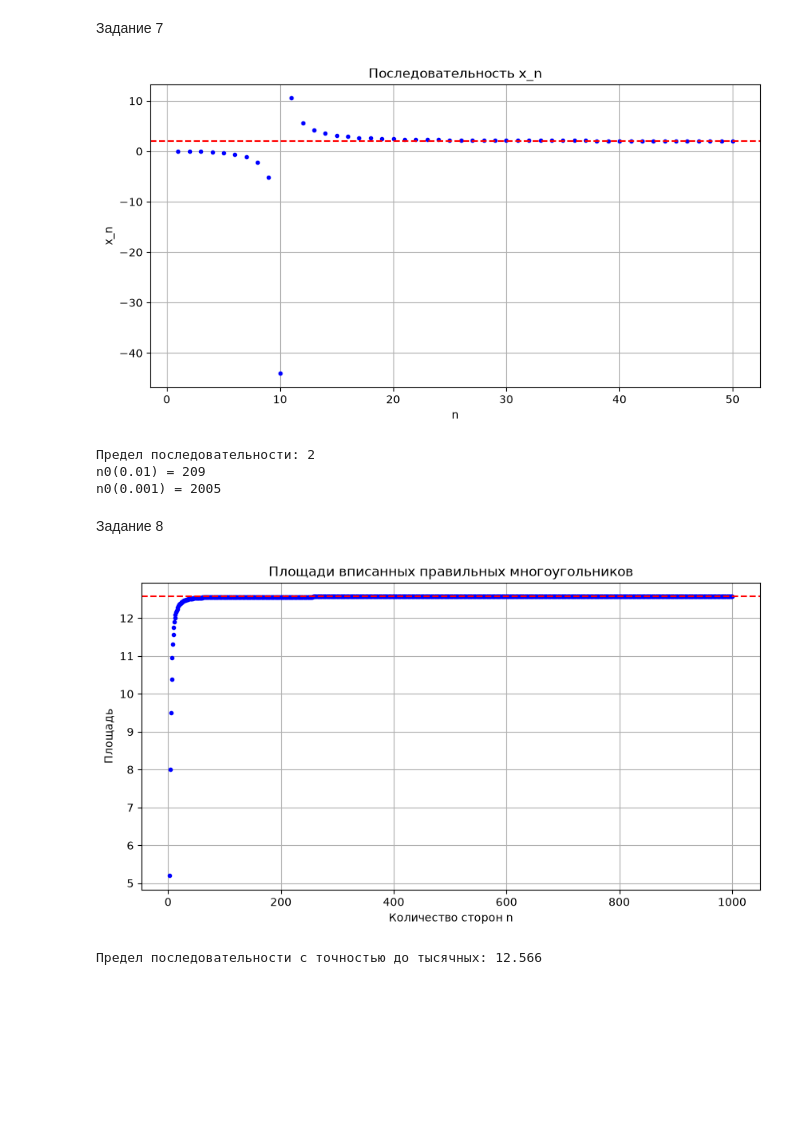
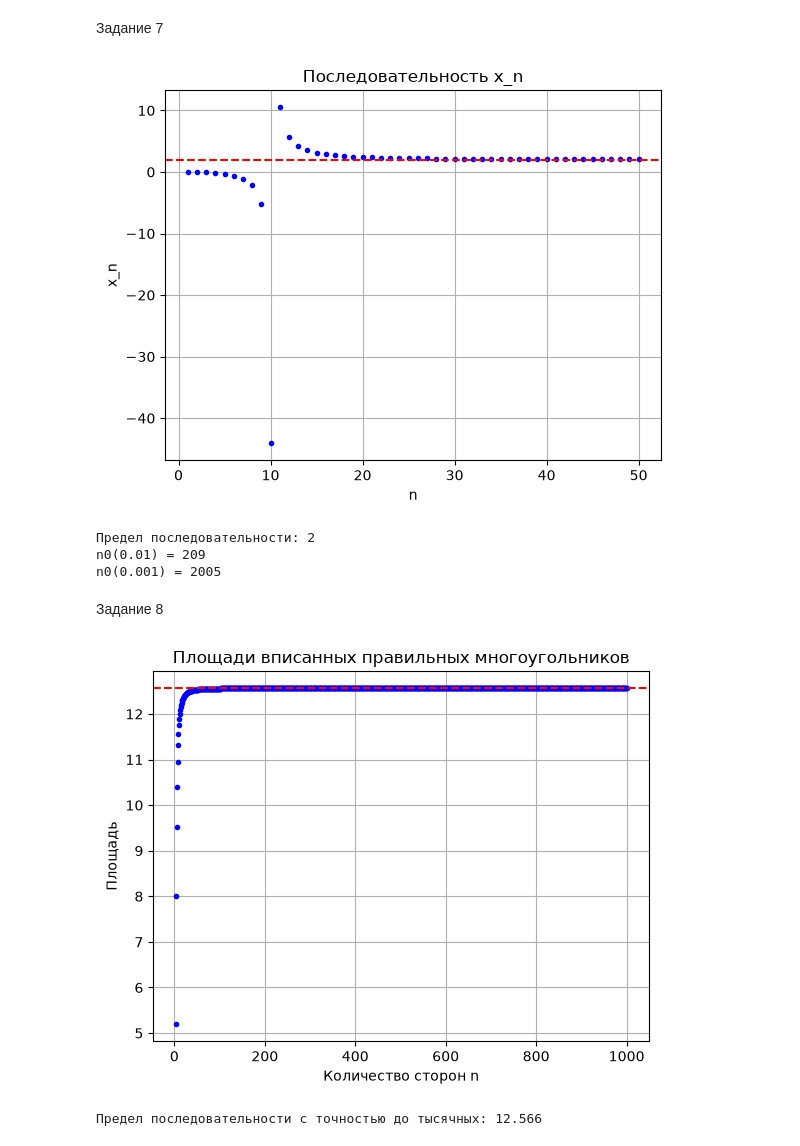
Before and after one commit to provell-lab/pythlab, a Jupyter notebook: lab6.ipynb, the cells around one changed output. Cells and saved outputs as stored; diff of their text form; code cells hidden in the pictures; blank space fills up the shorter version.

```diff
--- a/lab6.ipynb
+++ b/lab6.ipynb
@@ -209,35 +203,31 @@ plt.show()
 # %%
 import matplotlib.pyplot as plt
 import numpy as np
 
-# Последовательность x_n
 n = np.arange(1, 51)
 x = (2 * n**3 + 2 * n**2 + 3) / (n**3 - 5 * n - 1000)
 
-# График
-plt.figure(figsize=(10, 5))
+plt.figure()
 plt.plot(n, x, 'b.')
 plt.axhline(y=2, color='r', linestyle='--')
 plt.grid(True)
 plt.title('Последовательность x_n')
 plt.xlabel('n')
 plt.ylabel('x_n')
 plt.show()
 
-# Предел последовательности
 print('Предел последовательности:', 2)
 
-# Поиск n0: для всех n > n0 должно выполняться |x_n - 2| < eps
 n = np.arange(1, 100001)
 x = (2 * n**3 + 2 * n**2 + 3) / (n**3 - 5 * n - 1000)
 
 n0_1 = np.max(n[np.abs(x - 2) >= 0.01])
 n0_2 = np.max(n[np.abs(x - 2) >= 0.001])
 
 print('n0(0.01) =', n0_1)
 print('n0(0.001) =', n0_2)
 # %% [output]
-[figure, old version]
+[figure, new version]
 Предел последовательности: 2
 n0(0.01) = 209
 n0(0.001) = 2005
@@ -247,14 +237,11 @@ n0(0.001) = 2005
 import matplotlib.pyplot as plt
 import numpy as np
 
-# Число сторон многоугольника
 n = np.arange(3, 1001)
 
-# Площади многоугольников при R = 2
 x = 2 * n * np.sin(2 * np.pi / n)
 
-# График последовательности площадей
-plt.figure(figsize=(10, 5))
+plt.figure()
 plt.plot(n, x, 'b.')
 plt.axhline(y=4 * np.pi, color='r', linestyle='--')
 plt.grid(True)
@@ -263,7 +250,7 @@ plt.xlabel('Количество сторон n')
 plt.ylabel('Площадь')
 plt.show()
 
-print('Предел последовательности с точностью до тысячных:', round(4 * np.pi, 3))
+print('Предел последовательности:', round(4 * np.pi, 3))
 # %% [output]
-[figure, old version]
+[figure, new version]
 Предел последовательности с точностью до тысячных: 12.566
```
Also changed, not shown: parts of 2 cells of this notebook.
